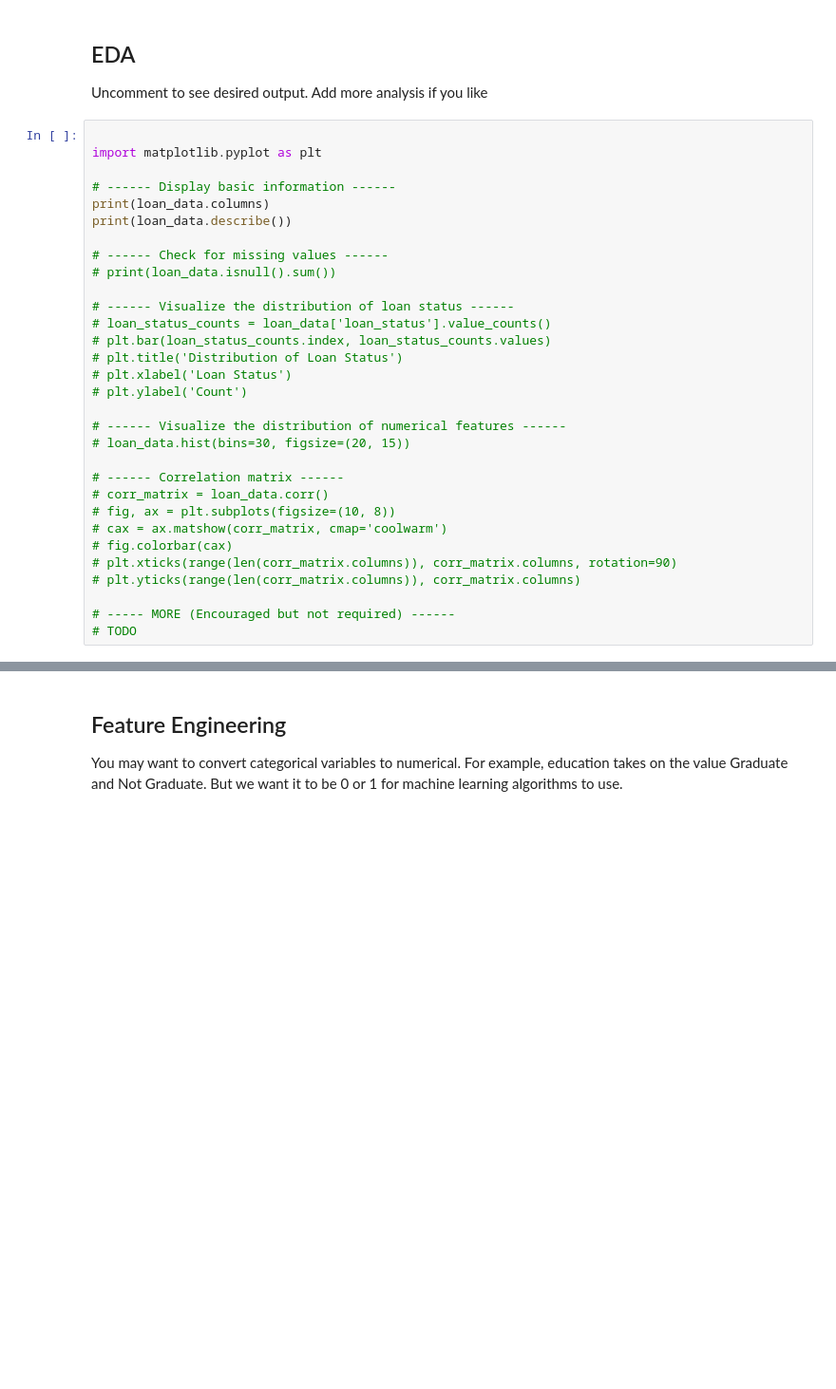
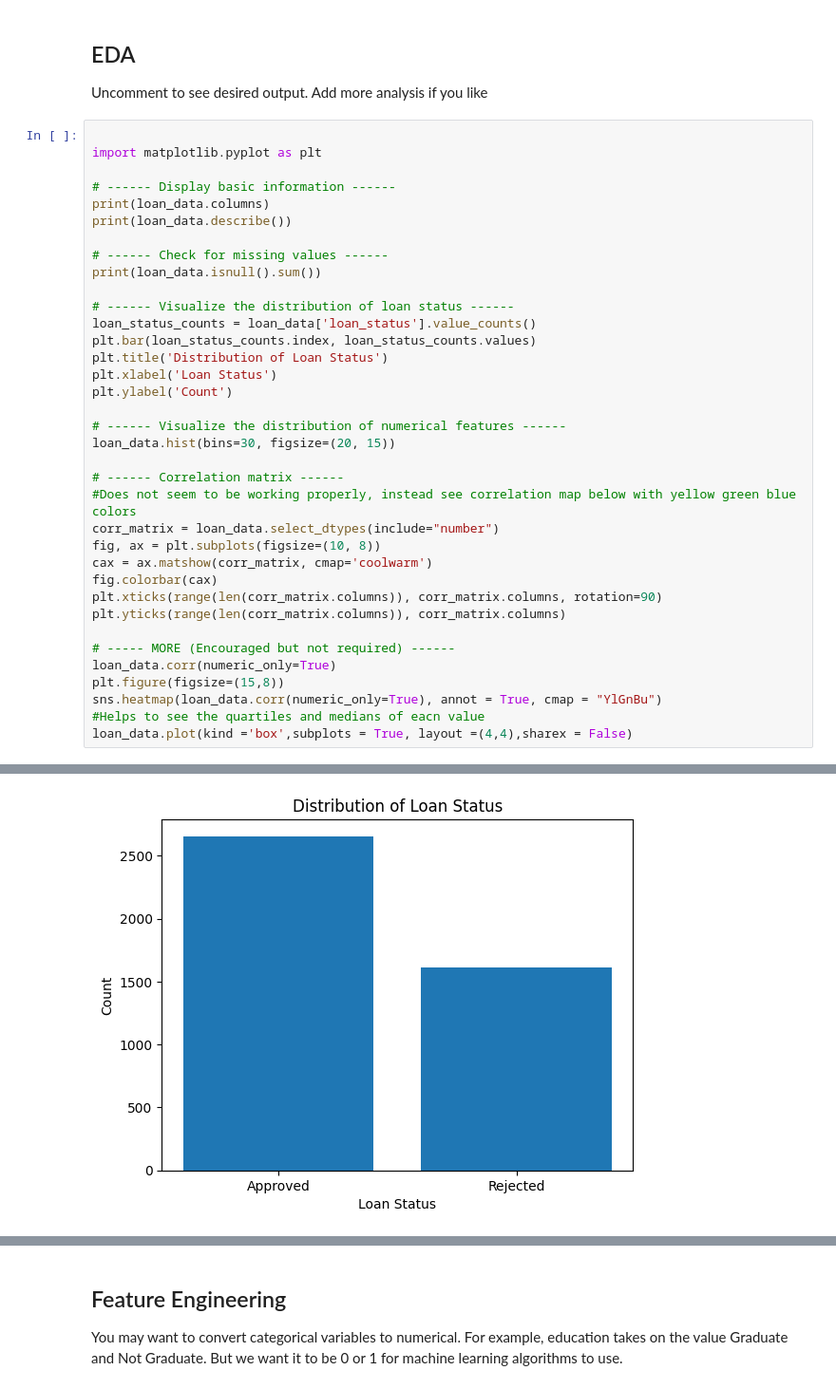
Before and after one commit to Dino-MAJ/MDST_tutorials, a Jupyter notebook: Optional-Challenges/ML/loan_approval.ipynb, the cells around one changed output, grey strips where cells are left out. Shown at 95% size. Drawn from its saved outputs; the diff is of its cells as text; blank space fills up the shorter version.

```diff
--- a/Optional-Challenges/ML/loan_approval.ipynb
+++ b/Optional-Challenges/ML/loan_approval.ipynb
@@ -49,28 +65,33 @@ print(loan_data.columns)
 print(loan_data.describe())
 
 # ------ Check for missing values ------
-# print(loan_data.isnull().sum())
+print(loan_data.isnull().sum())
 
 # ------ Visualize the distribution of loan status ------
-# loan_status_counts = loan_data['loan_status'].value_counts()
-# plt.bar(loan_status_counts.index, loan_status_counts.values)
-# plt.title('Distribution of Loan Status')
-# plt.xlabel('Loan Status')
-# plt.ylabel('Count')
+loan_status_counts = loan_data['loan_status'].value_counts()
+plt.bar(loan_status_counts.index, loan_status_counts.values)
+plt.title('Distribution of Loan Status')
+plt.xlabel('Loan Status')
+plt.ylabel('Count')
 
 # ------ Visualize the distribution of numerical features ------
-# loan_data.hist(bins=30, figsize=(20, 15))
+loan_data.hist(bins=30, figsize=(20, 15))
 
 # ------ Correlation matrix ------
-# corr_matrix = loan_data.corr()
-# fig, ax = plt.subplots(figsize=(10, 8))
-# cax = ax.matshow(corr_matrix, cmap='coolwarm')
-# fig.colorbar(cax)
-# plt.xticks(range(len(corr_matrix.columns)), corr_matrix.columns, rotation=90)
-# plt.yticks(range(len(corr_matrix.columns)), corr_matrix.columns)
+#Does not seem to be working properly, instead see correlation map below with yellow green blue colors
+corr_matrix = loan_data.select_dtypes(include="number")
+fig, ax = plt.subplots(figsize=(10, 8))
+cax = ax.matshow(corr_matrix, cmap='coolwarm')
+fig.colorbar(cax)
+plt.xticks(range(len(corr_matrix.columns)), corr_matrix.columns, rotation=90)
+plt.yticks(range(len(corr_matrix.columns)), corr_matrix.columns)
 
 # ----- MORE (Encouraged but not required) ------
-# TODO
+loan_data.corr(numeric_only=True)
+plt.figure(figsize=(15,8))
+sns.heatmap(loan_data.corr(numeric_only=True), annot = True, cmap = "YlGnBu")
+#Helps to see the quartiles and medians of eacn value
+loan_data.plot(kind ='box',subplots = True, layout =(4,4),sharex = False)
 # %% [output]
 Index(['loan_id', 'no_of_dependents', 'education', 'self_employed',
        'income_annum', 'loan_amount', 'loan_term', 'cibil_score',
@@ -79,0 +124 @@ Index(['loan_id', 'no_of_dependents', 'education', 'self_employed',
+[figure, added]
```
Also changed, not shown: parts of 22 cells of this notebook.
